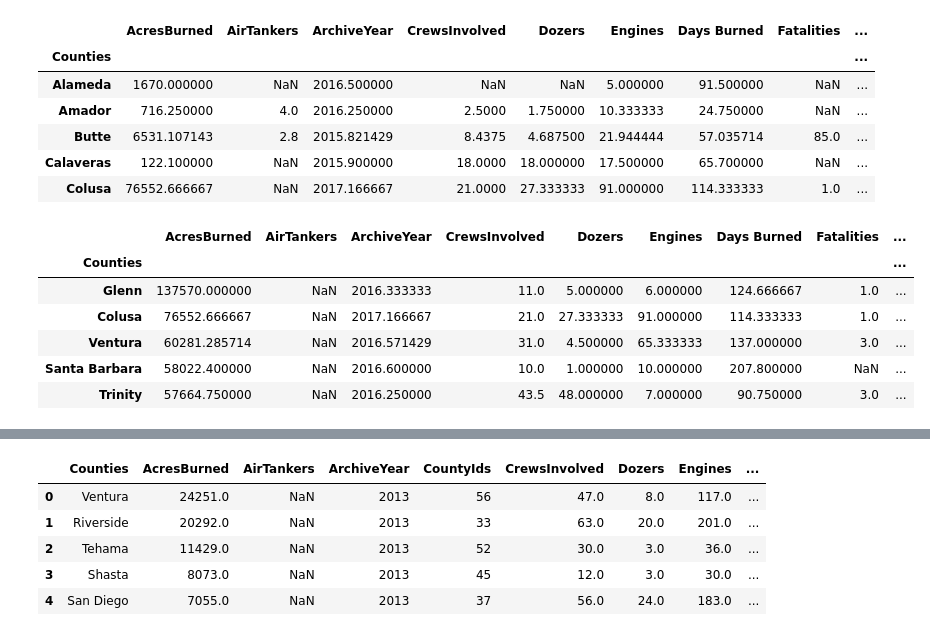
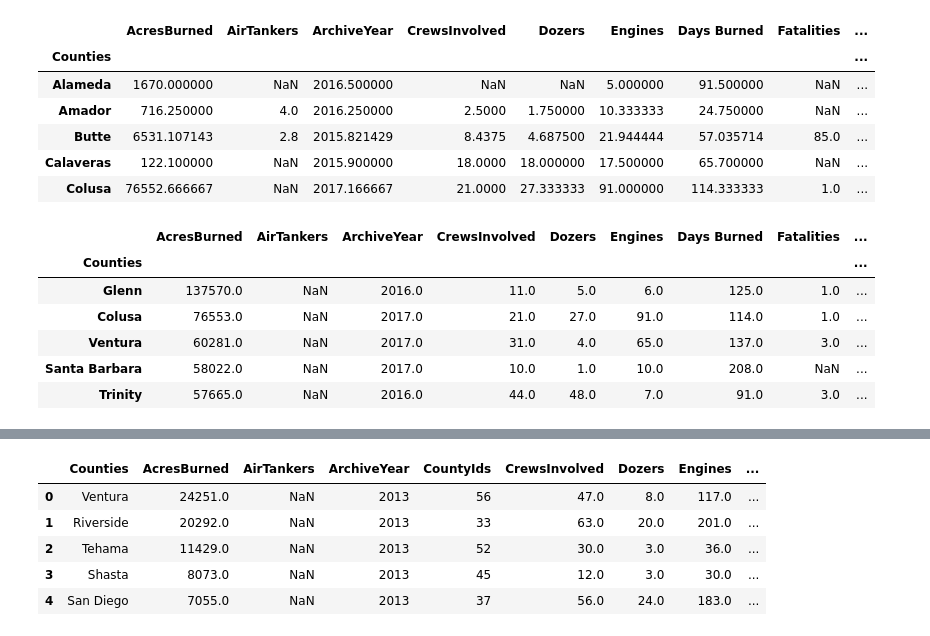
Before and after one commit to jump8621/data-project-I, a Jupyter notebook: alessandro_pyre.ipynb, the cells around one changed output, grey strips where cells are left out. Drawn from its saved outputs; the diff is of its cells as text; code cells hidden in the pictures.

```diff
--- a/alessandro_pyre.ipynb
+++ b/alessandro_pyre.ipynb
@@ -160,13 +171,13 @@ mean_by_county.head()
 | Calaveras | 122.100000 | NaN | 2015.900000 | 18.0000 | 18.000000 | 17.500000 | 65.700000 | NaN | ... |
 | Colusa | 76552.666667 | NaN | 2017.166667 | 21.0000 | 27.333333 | 91.000000 | 114.333333 | 1.0 | ... |
 # %%
-mean_by_county = mean_by_county.sort_values("AcresBurned", ascending = 0)
+mean_by_county = mean_by_county.sort_values("AcresBurned", ascending = 0).round(0)
 mean_by_county.head()
 # %% [output]
 |  | AcresBurned | AirTankers | ArchiveYear | CrewsInvolved | Dozers | Engines | Days Burned | Fatalities | ... |
 | Counties |  |  |  |  |  |  |  |  | ... |
-| Glenn | 137570.000000 | NaN | 2016.333333 | 11.0 | 5.000000 | 6.000000 | 124.666667 | 1.0 | ... |
-| Colusa | 76552.666667 | NaN | 2017.166667 | 21.0 | 27.333333 | 91.000000 | 114.333333 | 1.0 | ... |
-| Ventura | 60281.285714 | NaN | 2016.571429 | 31.0 | 4.500000 | 65.333333 | 137.000000 | 3.0 | ... |
-| Santa Barbara | 58022.400000 | NaN | 2016.600000 | 10.0 | 1.000000 | 10.000000 | 207.800000 | NaN | ... |
-| Trinity | 57664.750000 | NaN | 2016.250000 | 43.5 | 48.000000 | 7.000000 | 90.750000 | 3.0 | ... |
+| Glenn | 137570.0 | NaN | 2016.0 | 11.0 | 5.0 | 6.0 | 125.0 | 1.0 | ... |
+| Colusa | 76553.0 | NaN | 2017.0 | 21.0 | 27.0 | 91.0 | 114.0 | 1.0 | ... |
+| Ventura | 60281.0 | NaN | 2017.0 | 31.0 | 4.0 | 65.0 | 137.0 | 3.0 | ... |
+| Santa Barbara | 58022.0 | NaN | 2017.0 | 10.0 | 1.0 | 10.0 | 208.0 | NaN | ... |
+| Trinity | 57665.0 | NaN | 2016.0 | 44.0 | 48.0 | 7.0 | 91.0 | 3.0 | ... |
```
Also changed, not shown: parts of 12 cells of this notebook.
